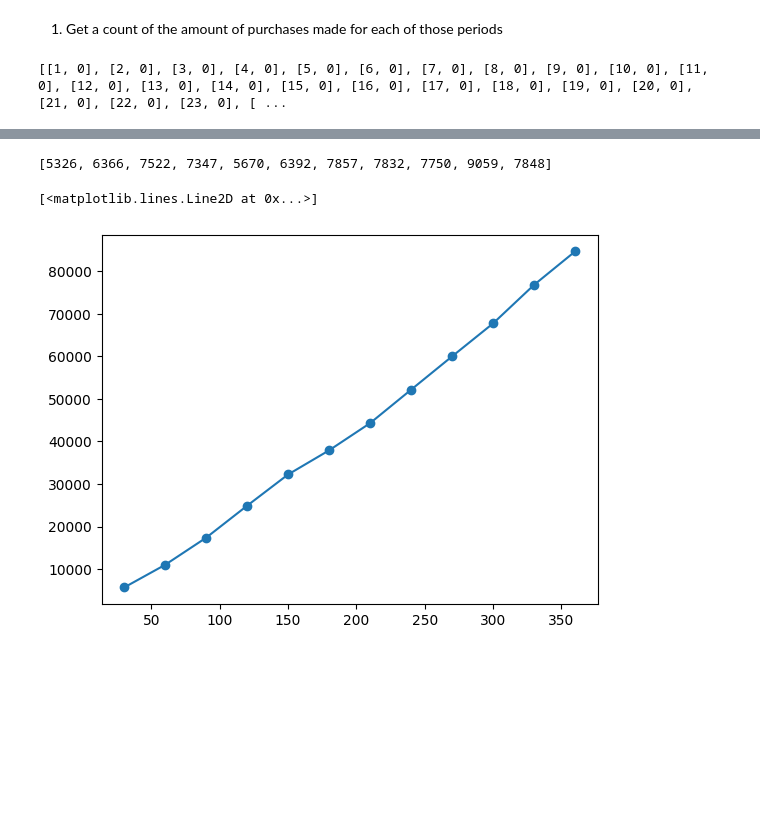
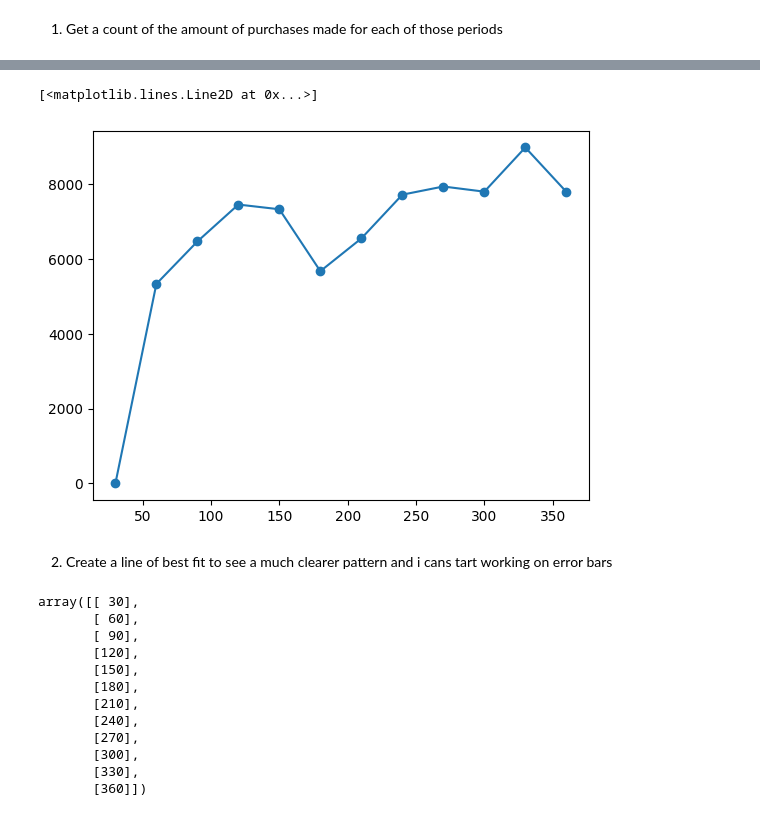
Before and after one commit to Danza101/Data_Landscape, a Jupyter notebook: Code.ipynb, the cells around one changed output, grey strips where cells are left out. Drawn from its saved outputs; the diff is of its cells as text; code cells hidden in the pictures; blank space fills up the shorter version.

```diff
--- a/Code.ipynb
+++ b/Code.ipynb
@@ -7,4 +9,4 @@ from sklearn.linear_model import LinearRegression
 # %%
 #Importing the cleaned dataset
-dataset_name = 'Final_Data_for_Python.csv'
+dataset_name = 'Data.csv'
 df = pd.read_csv(dataset_name)
@@ -38,10 +41,8 @@ for i in range(len(df['Date'])):
     days_gap.append(df_date_time.iloc[i] - df_date_time.iloc[0])
     days.append(days_gap[i].days)
 
-random_values = [5, 10, 15, 20]  # Example list of random values
+#This indexes the days therefore i know which index each day belongs to
 indexed_values = [[i, value] for i, value in enumerate(days, start=1)]
-# %% [output]
-[[1, 0], [2, 0], [3, 0], [4, 0], [5, 0], [6, 0], [7, 0], [8, 0], [9, 0], [10, 0], [11, 0], [12, 0], [13, 0], [14, 0], [15, 0], [16, 0], [17, 0], [18, 0], [19, 0], [20, 0], [21, 0], [22, 0], [23, 0], [ ...
 # %%
 #Getting the indexes of when those days are multiples of 30
 for i, (x, y) in enumerate(indexed_values):
@@ -70,15 +78,36 @@ row_separation = [5681 , 11011 , 17473 , 24921 , 32243 , 37912, 44455, 52167  ,
 # %%
 rows_searched = []
 
+#This gets theamount of items that has been brought since each index
 for i in range(1 , len(row_separation)):
     rows_searched.append(row_separation[i] - row_separation[i-1])
 
-rows_searched
+#appending 0 to the list
+rows_searched = [0] + rows_searched
-# %% [output]
-[5326, 6366, 7522, 7347, 5670, 6392, 7857, 7832, 7750, 9059, 7848]
 # %%
-plt.scatter(day_count , row_separation)
-plt.plot(day_count , row_separation)
+# plotting the linear graph
+plt.scatter(day_count , rows_searched)
+plt.plot(day_count , rows_searched)
 # %% [output]
 [<matplotlib.lines.Line2D at 0x...>]
-[figure, old version]
+[figure, new version]
+# %% [markdown]
+2. Create a line of best fit to see a much clearer pattern and i cans tart working on error bars
+# %%
+#Data Cleaning
+arr_day_count = np.array(day_count)
+arr_day_count = arr_day_count.reshape(-1 , 1)
+arr_day_count
+# %% [output]
+array([[ 30],
+       [ 60],
+       [ 90],
+       [120],
+       [150],
+       [180],
+       [210],
+       [240],
+       [270],
+       [300],
+       [330],
+       [360]])
```
Also changed, not shown: parts of 12 cells of this notebook.
